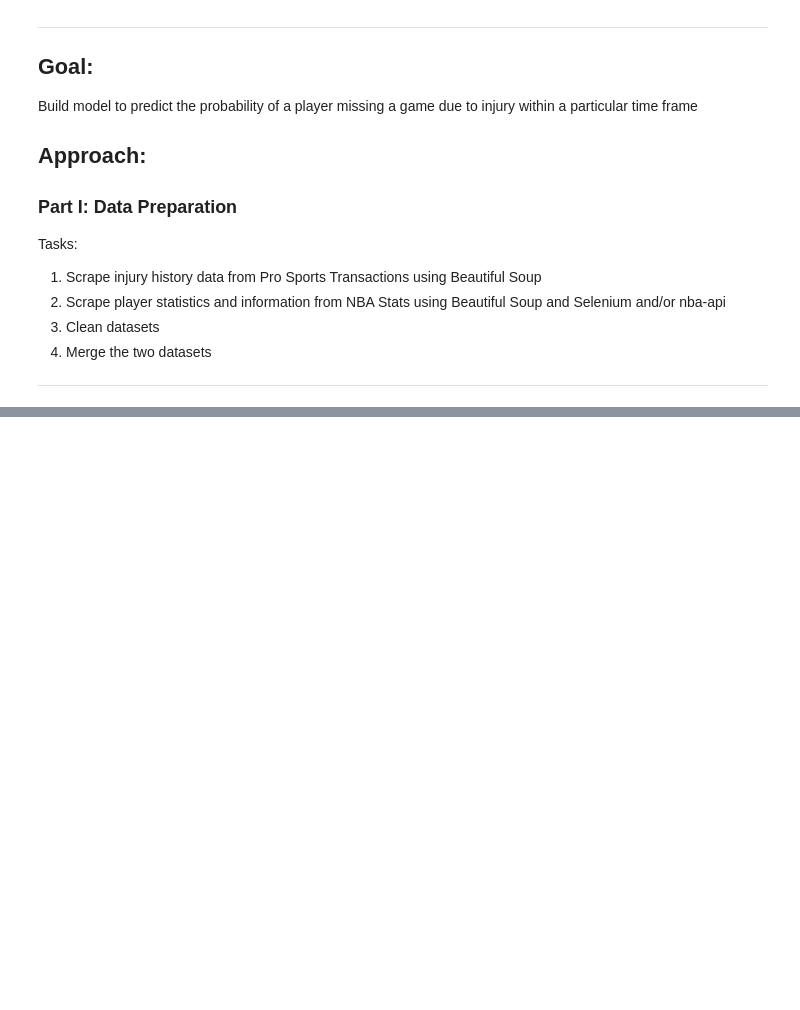
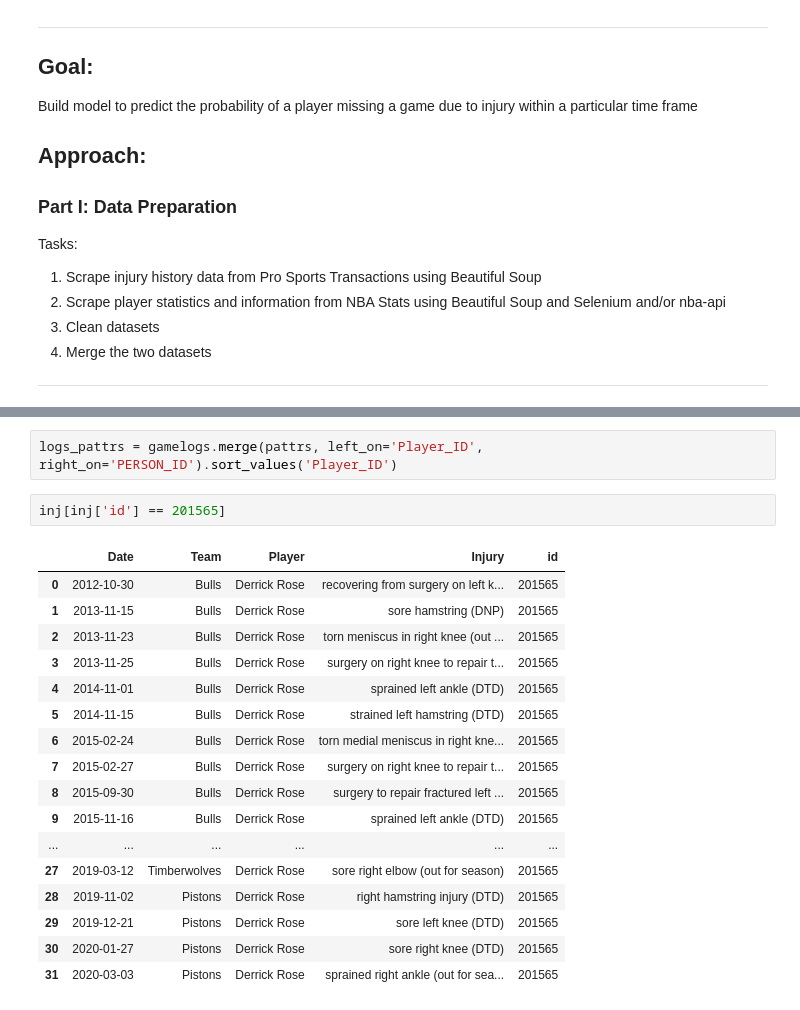
Before and after one commit to joongsim/nba-injuries, a Jupyter notebook: injury_prediction.ipynb, the cells around one changed output, grey strips where cells are left out. Drawn from its saved outputs; the diff is of its cells as text; blank space fills up the shorter version.

```diff
--- a/injury_prediction.ipynb
+++ b/injury_prediction.ipynb
@@ -439,0 +132,22 @@ TypeError: an integer is required (got type NavigableString)
+# %%
+logs_pattrs = gamelogs.merge(pattrs, left_on='Player_ID', right_on='PERSON_ID').sort_values('Player_ID')
+# %%
+inj[inj['id'] == 201565]
+# %% [output]
+|  | Date | Team | Player | Injury | id |
+| 0 | 2012-10-30 | Bulls | Derrick Rose | recovering from surgery on left k... | 201565 |
+| 1 | 2013-11-15 | Bulls | Derrick Rose | sore hamstring (DNP) | 201565 |
+| 2 | 2013-11-23 | Bulls | Derrick Rose | torn meniscus in right knee (out ... | 201565 |
+| 3 | 2013-11-25 | Bulls | Derrick Rose | surgery on right knee to repair t... | 201565 |
+| 4 | 2014-11-01 | Bulls | Derrick Rose | sprained left ankle (DTD) | 201565 |
+| 5 | 2014-11-15 | Bulls | Derrick Rose | strained left hamstring (DTD) | 201565 |
+| 6 | 2015-02-24 | Bulls | Derrick Rose | torn medial meniscus in right kne... | 201565 |
+| 7 | 2015-02-27 | Bulls | Derrick Rose | surgery on right knee to repair t... | 201565 |
+| 8 | 2015-09-30 | Bulls | Derrick Rose | surgery to repair fractured left ... | 201565 |
+| 9 | 2015-11-16 | Bulls | Derrick Rose | sprained left ankle (DTD) | 201565 |
+| ... | ... | ... | ... | ... | ... |
+| 27 | 2019-03-12 | Timberwolves | Derrick Rose | sore right elbow (out for season) | 201565 |
+| 28 | 2019-11-02 | Pistons | Derrick Rose | right hamstring injury (DTD) | 201565 |
+| 29 | 2019-12-21 | Pistons | Derrick Rose | sore left knee (DTD) | 201565 |
+| 30 | 2020-01-27 | Pistons | Derrick Rose | sore right knee (DTD) | 201565 |
+| 31 | 2020-03-03 | Pistons | Derrick Rose | sprained right ankle (out for sea... | 201565 |
```
Also changed, not shown: parts of 66 cells of this notebook, 7 other files.
